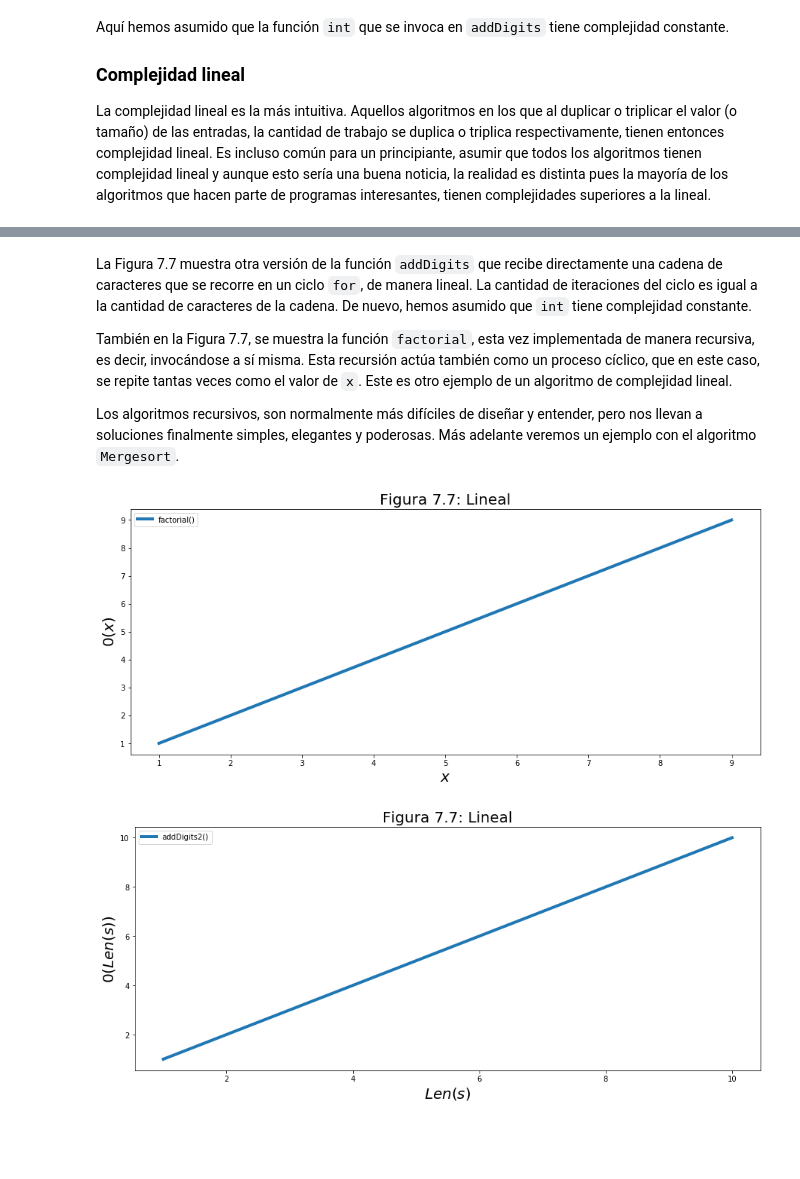
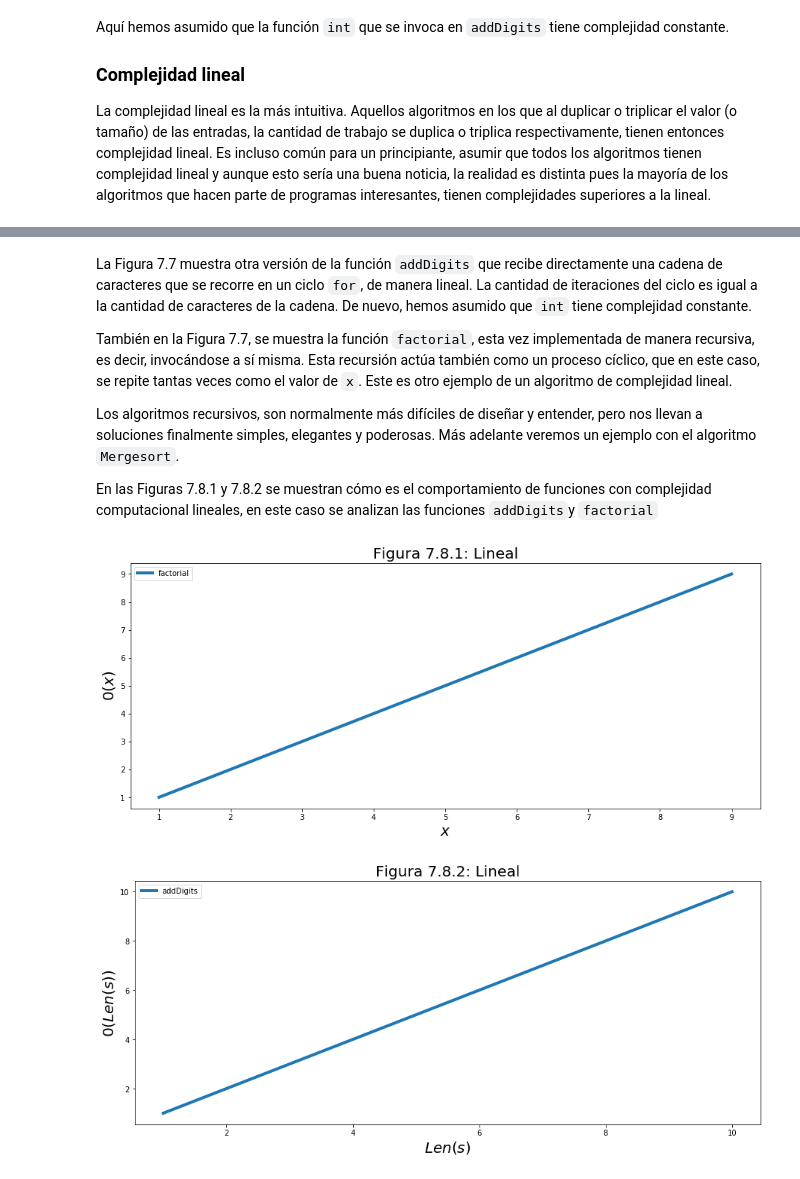
Before and after one commit to sisaza/informatica, a Jupyter notebook: Unidad7/Unidad7.ipynb, the cells around one changed output, grey strips where cells are left out. Drawn from its saved outputs; the diff is of its cells as text; code cells hidden in the pictures; blank space fills up the shorter version.

```diff
--- a/Unidad7/Unidad7.ipynb
+++ b/Unidad7/Unidad7.ipynb
@@ -338,3 +337,5 @@ La Figura 7.7 muestra otra versión de la función `addDigits` que recibe direct
 También en la Figura 7.7, se muestra la función `factorial`, esta vez implementada de manera recursiva, es decir, invocándose a sí misma. Esta recursión actúa también como un proceso cíclico, que en este caso, se repite tantas veces como el valor de `x`. Este es otro ejemplo de un algoritmo de complejidad lineal.
 
 Los algoritmos recursivos, son normalmente más difíciles de diseñar y entender, pero nos llevan a soluciones finalmente simples, elegantes y poderosas. Más adelante veremos un ejemplo con el algoritmo `Mergesort`.
+
+En las Figuras 7.8.1 y 7.8.2 se muestran cómo es el comportamiento de funciones con complejidad computacional lineales, en este caso se analizan las funciones `addDigits`y `factorial`
@@ -341,66 +364,40 @@ Los algoritmos recursivos, son normalmente más difíciles de diseñar y entende
 # %%
-'''El siguiente código muestra cómo se comportan las funciones addDigits2() y factorial() al aumentar los datos de
+'''El siguiente código muestra cómo se comportan las funciones addDigits y factorial al aumentar los datos de
    entrada de la misma'''
 
-# Definición de las funciones
-
-def addDigits2(s):
-    '''Asume que s es un string compuesto por caracteres decimales
-       retorna un entero que es la suma de los dígitos en s'''
-    global _comp  # variable para mirar la complejidad computacional del algoritmo.
-    val=0
-    for c in s:
-        val += int(c)
-        _comp += 1 # incremento del número de interaciones
-    return val
-
-def factorial(x):
-    '''Asume que x es un entero positivo
-       Retorna el factorial de x'''
-    global _comp  # variable para mirar la complejidad computacional del algoritmo.
-    _comp+=1 # incremento del número de interaciones
-    if x == 1:
-        return 1
-    else:
-        return x * factorial(x-1)
-
-import matplotlib.pyplot as plt # se importa la librería necesaria para realizar las gráficas
-
-# creación de lista de parametros de entrada
-
+# creación de lista de parametros de entrada (x = [1, 2, 3, ..., 10])
 x = []
 
 for i in range(1,10):
     x.append(i)
 
 y=[] # creación de lista para guardar número de iteraciones
 
 for i in x:
     # se obtienen las iteraciones que ejecuta la funcion factorial()
     _comp = 0
     factorial(i)
     y.append(_comp)
 
 
 # grafica de los resultados
 
 plt.figure(figsize=(15,6))
-plt.plot(x,y,linewidth=4.0, label='factorial()')
+plt.plot(x,y,linewidth=4.0, label='factorial')
 plt.legend()
-plt.title('Figura 7.7: Lineal',size=20)
+plt.title('Figura 7.8.1: Lineal',size=20)
 plt.xlabel('$ x $',size=20)
 plt.ylabel('$ 0(x) $',size=20)
 plt.show()
 # %% [output]
-[figure, old version]
+[figure, new version]
 # %%
-import matplotlib.pyplot as plt # se importa la librería necesaria para realizar las gráficas
-
-# creación de lista de parametros de entrada
+'''Análisis de la complejidad lineal de la función addDigits'''
 
 x = []
-lenx = []
+lenx = [] # variable para ir guardando las longitudes de los valores de x
 
+# creación de lista de parametros de entrada ( x = ['9', '99', '999', '9999', ...])
 num = '9'
 for i in range(10):
     x.append(num)
@@ -412,20 +409,20 @@ y=[] # creación de lista para guardar número de iteraciones
 for i in x:
     # se obtienen las iteraciones que ejecuta la funcion factorial()
     _comp = 0
-    addDigits2(str(i))
+    addDigits(str(i))
     y.append(_comp)
 
 # grafica de los resultados
 
 plt.figure(figsize=(15,6))
-plt.plot(lenx,y,linewidth=4.0,label='addDigits2()')
+plt.plot(lenx,y,linewidth=4.0,label='addDigits')
 plt.legend()
-plt.title('Figura 7.7: Lineal',size=20)
+plt.title('Figura 7.8.2: Lineal',size=20)
 plt.xlabel('$ Len(s) $',size=20)
 plt.ylabel('$ 0(Len(s)) $',size=20)
 plt.show()
 # %% [output]
-[figure, old version]
+[figure, new version]
 # %% [markdown]
 ### Complejidad superlineal
 
```
Also changed, not shown: parts of 16 cells of this notebook.
